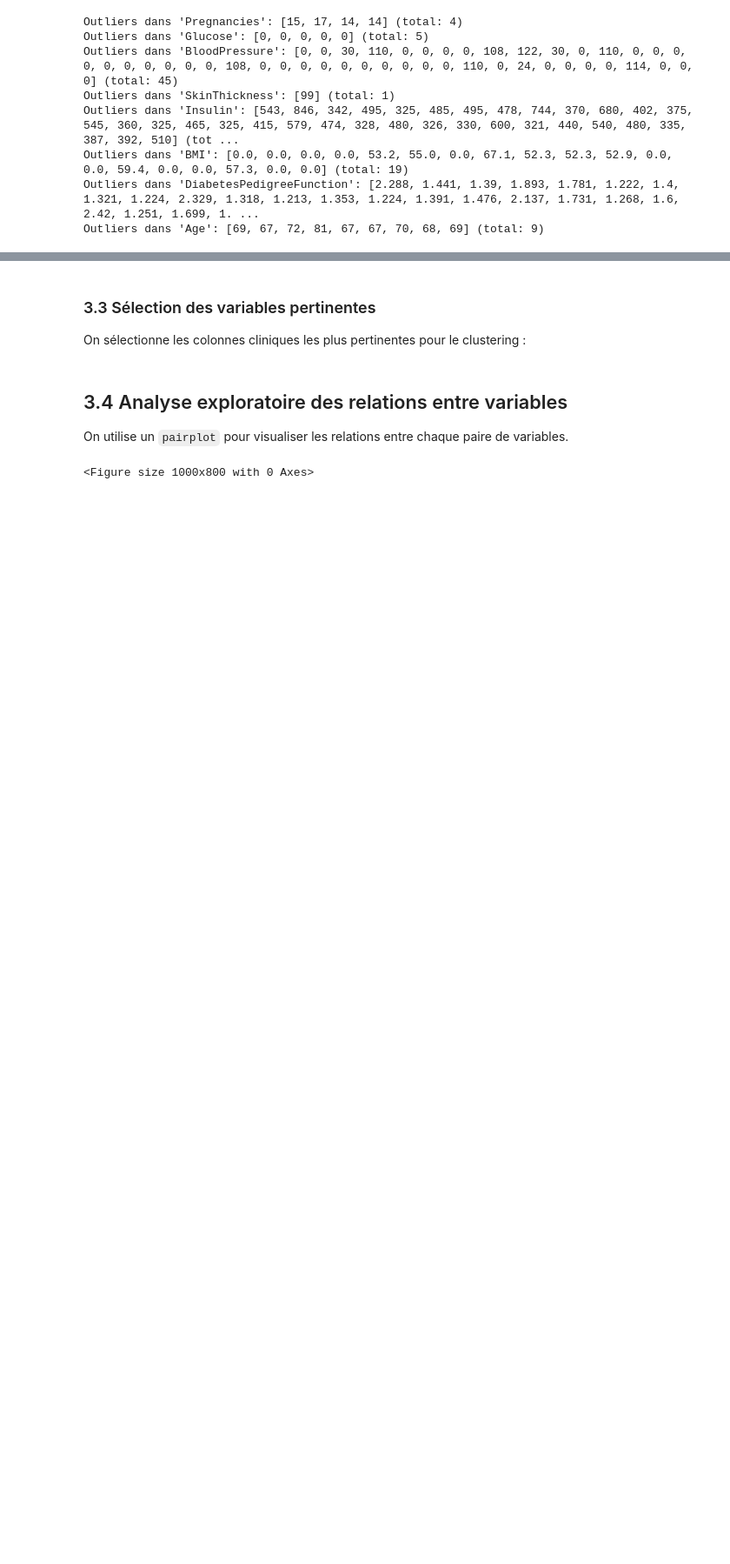
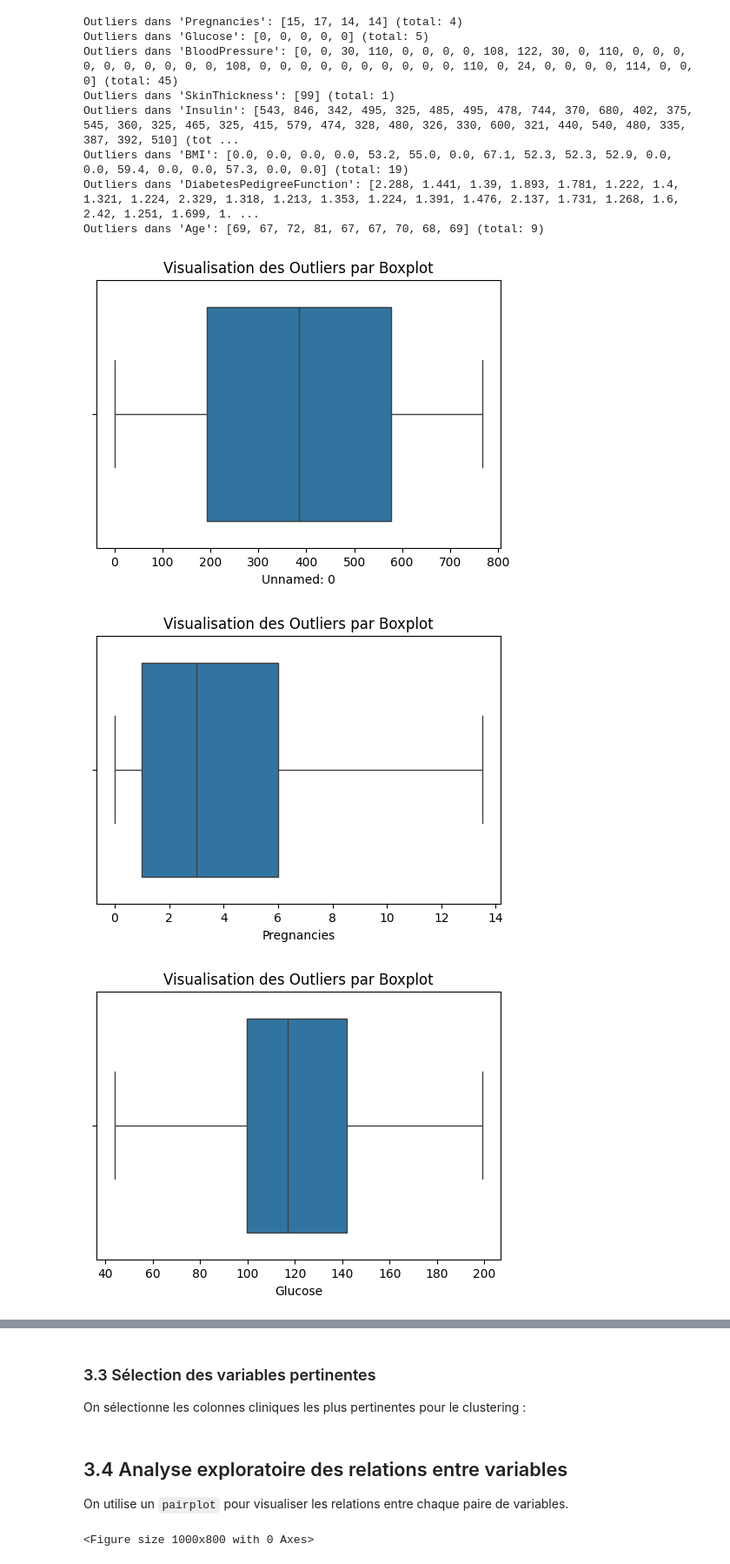
Before and after one commit to Ilhamelgharbi/Diabetes-Prediction-with-Machine-Learning-Clustering-Classification, a Jupyter notebook: notebooks/preprocessaing_data.ipynb, the cells around one changed output, grey strips where cells are left out. Shown at 87% size. Cells and saved outputs as stored; diff of their text form; code cells hidden in the pictures; blank space fills up the shorter version.

```diff
--- a/notebooks/preprocessaing_data.ipynb
+++ b/notebooks/preprocessaing_data.ipynb
@@ -206,9 +206,13 @@ for col in numeric_cols:
     df.loc[df[col] < lower_bound, col] = lower_bound
     df.loc[df[col] > upper_bound, col] = upper_bound
 # %%
-# #visualisation des outliers
-# for col in numeric_cols:
-#     plt.figure(figsize=(6, 4))
-#     sns.boxplot(data=df[col], orient='h')
-#     plt.title("Visualisation des Outliers par Boxplot")
-#     plt.show()
+#visualisation des outliers
+for col in numeric_cols:
+    plt.figure(figsize=(6, 4))
+    sns.boxplot(data=df[col], orient='h')
+    plt.title("Visualisation des Outliers par Boxplot")
+    plt.show()
+# %% [output]
+[figure, added]
+[figure, added]
+[figure, added]
```
Also changed, not shown: parts of 3 cells of this notebook, 5 other files.
